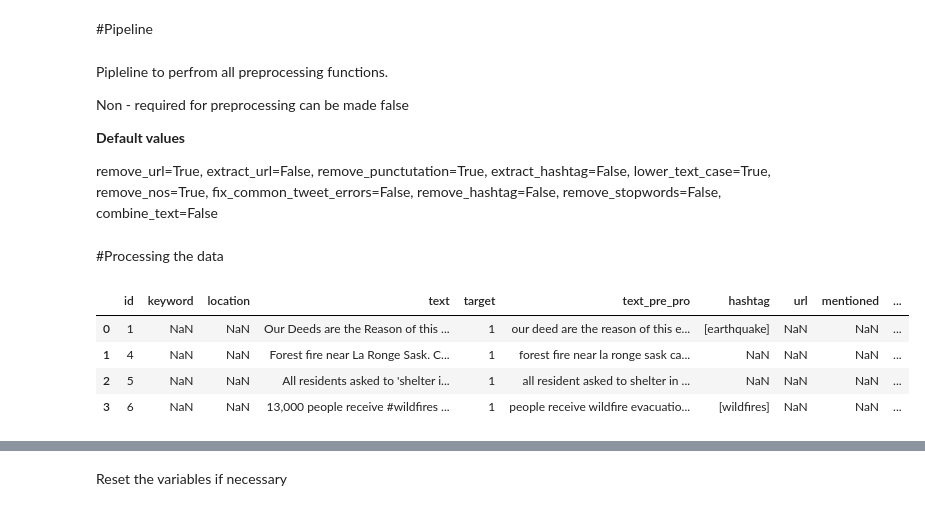
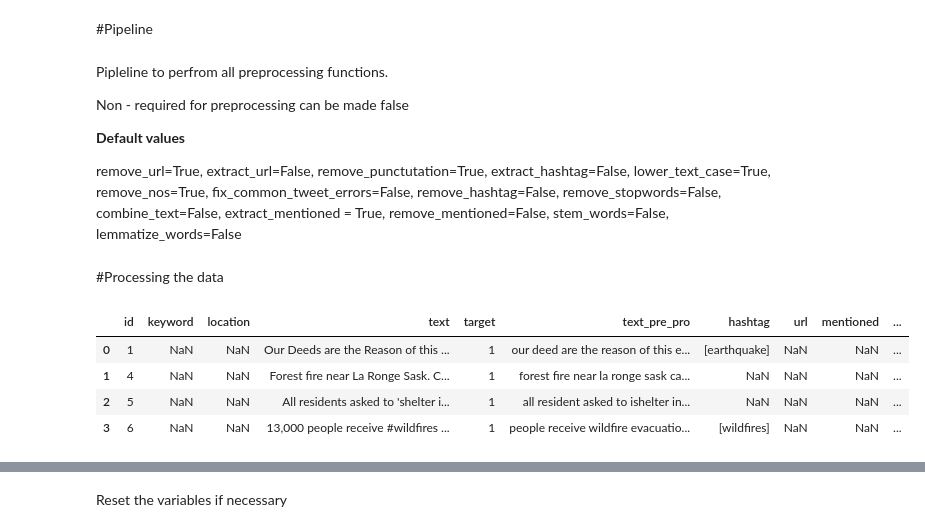
Before and after one commit to Mikail1010/AI-ML-contests, a Jupyter notebook: NLP for Disaster Tweets/Pre_Processing_tweets.ipynb, the cells around one changed output, grey strips where cells are left out. Saved outputs shown, nothing was run; the diff lists cells and outputs as text; code cells hidden in the pictures.

```diff
--- a/NLP for Disaster Tweets/Pre_Processing_tweets.ipynb
+++ b/NLP for Disaster Tweets/Pre_Processing_tweets.ipynb
@@ -225,7 +230,9 @@ Non - required for preprocessing can be made false
 
 remove_url=True, extract_url=False, remove_punctutation=True, extract_hashtag=False,
                   lower_text_case=True, remove_nos=True, fix_common_tweet_errors=False,
-                  remove_hashtag=False, remove_stopwords=False, combine_text=False
+                  remove_hashtag=False, remove_stopwords=False, combine_text=False,
+                  extract_mentioned = True, remove_mentioned=False, stem_words=False,
+                  lemmatize_words=False
 # %%
 def CleanTextData(Data, remove_url=True, extract_url=False, remove_punctutation=True, extract_hashtag=False,
                   lower_text_case=True, remove_nos=True, fix_common_tweet_errors=False,
@@ -263,10 +270,7 @@ def CleanTextData(Data, remove_url=True, extract_url=False, remove_punctutation=
     Data['text_pre_pro'] = Data['text_pre_pro'].apply(lambda x:StemWords(x, stemmer))
 
   if lemmatize_words:
-    if nltk.data.find('corpora/wordnet') == False:
-      nltk.download('wordnet')
     lemmatizer = WordNetLemmatizer()
-
     Data['text_pre_pro'] = Data['text_pre_pro'].apply(lambda x:LemmatizeWords(x, lemmatizer))
   Data = Data.assign(tokenized_processed=lambda x: (x['text_pre_pro'].apply(lambda x:tokenizer.tokenize(x))))
 
@@ -277,25 +281,25 @@ def CleanTextData(Data, remove_url=True, extract_url=False, remove_punctutation=
 # %%
 Tweets_PreProcessed = CleanTextData(Tweets, extract_hashtag=True,
                                         fix_common_tweet_errors=True,
                                         extract_url = True,
                                         remove_mentioned=True,
                                         stem_words=False,
-                                        lemmatize_words=True
+                                        lemmatize_words=False
                                         )
 
 # Some ids of tweets which can be used to check if the prrocssing had the inteded
 # effect on the tweets
 # listofid = [28, 109, 158, 220, 232, 1722]
 
 # for i in listofid:
 #   print(Tweets_PreProcessed.loc[Tweets_PreProcessed['id'] == i, ['text', 'text_pre_pro', 'mentioned']])
 
 Tweets_PreProcessed.head(4)
 # %% [output]
 |  | id | keyword | location | text | target | text_pre_pro | hashtag | url | mentioned | ... |
 | 0 | 1 | NaN | NaN | Our Deeds are the Reason of this ... | 1 | our deed are the reason of this e... | [earthquake] | NaN | NaN | ... |
 | 1 | 4 | NaN | NaN | Forest fire near La Ronge Sask. C... | 1 | forest fire near la ronge sask ca... | NaN | NaN | NaN | ... |
-| 2 | 5 | NaN | NaN | All residents asked to 'shelter i... | 1 | all resident asked to shelter in ... | NaN | NaN | NaN | ... |
+| 2 | 5 | NaN | NaN | All residents asked to 'shelter i... | 1 | all resident asked to ishelter in... | NaN | NaN | NaN | ... |
 | 3 | 6 | NaN | NaN | 13,000 people receive #wildfires ... | 1 | people receive wildfire evacuatio... | [wildfires] | NaN | NaN | ... |
 # %%
 Tweets_PreProcessed['mentioned'][Tweets_PreProcessed['mentioned'].notna()]
```
Also changed, not shown: parts of 4 cells of this notebook.
